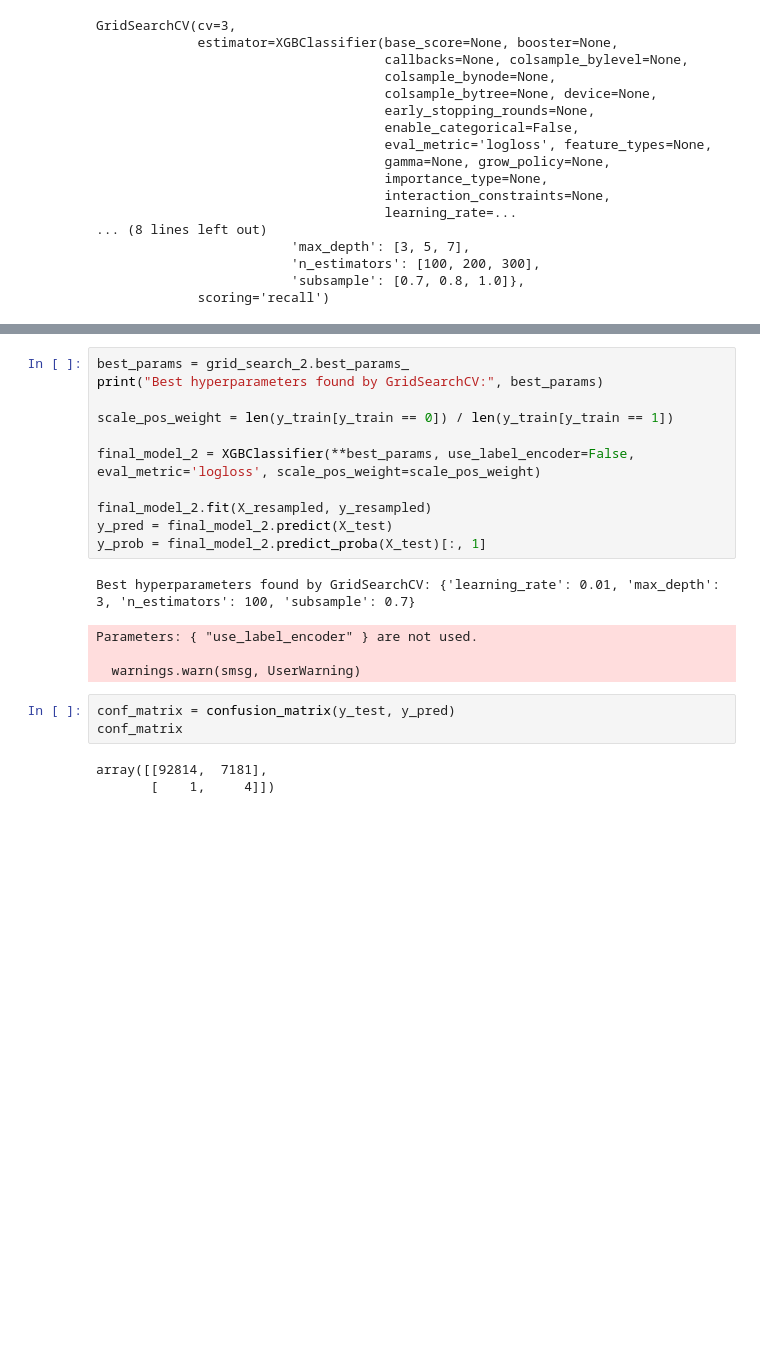
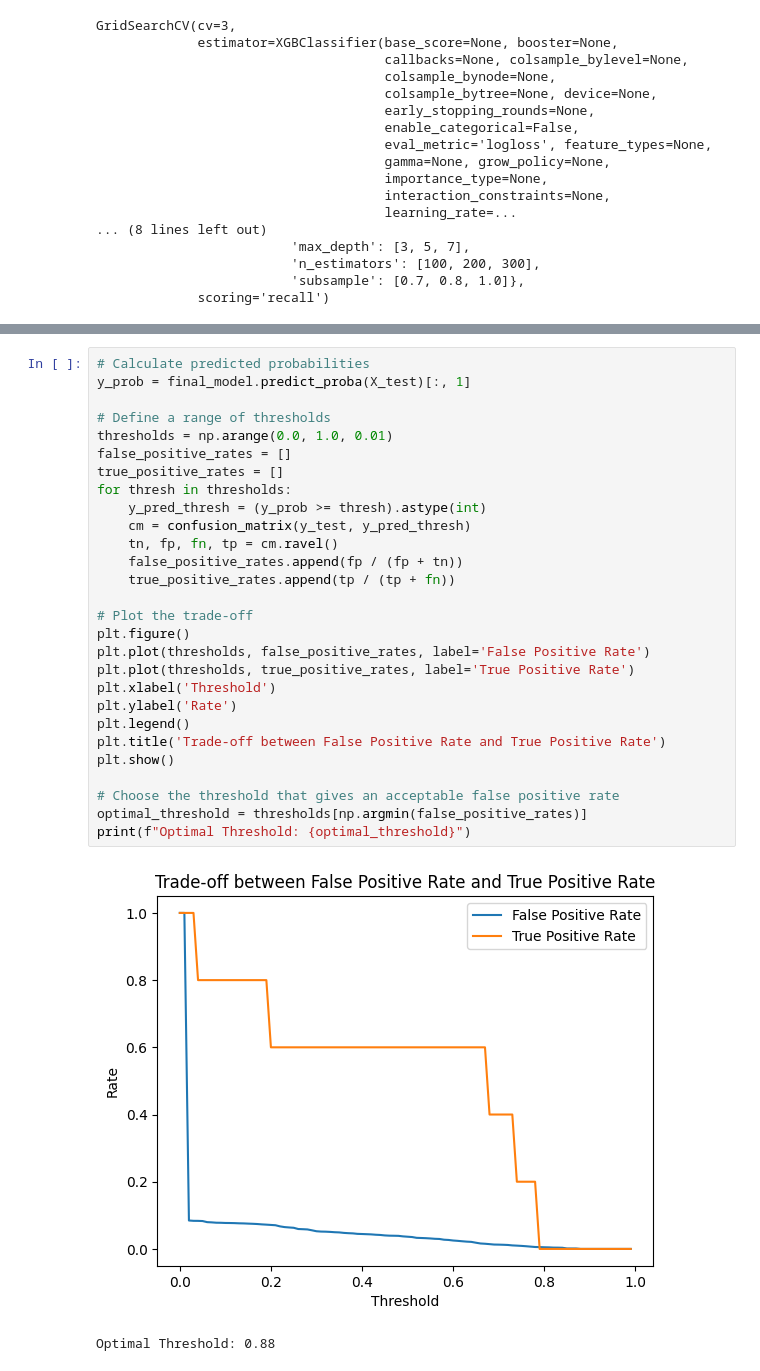
Before and after one commit to rtenacity/dark-photon-classification, a Jupyter notebook: main.ipynb, the cells around one changed output, grey strips where cells are left out. Saved outputs shown, nothing was run; the diff lists cells and outputs as text; blank space fills up the shorter version.

```diff
--- a/main.ipynb
+++ b/main.ipynb
@@ -217,22 +168,31 @@ GridSearchCV(cv=3,
-# %%
-best_params = grid_search_2.best_params_
-print("Best hyperparameters found by GridSearchCV:", best_params)
-
-scale_pos_weight = len(y_train[y_train == 0]) / len(y_train[y_train == 1])
-
-final_model_2 = XGBClassifier(**best_params, use_label_encoder=False, eval_metric='logloss', scale_pos_weight=scale_pos_weight)
-
-final_model_2.fit(X_resampled, y_resampled)
-y_pred = final_model_2.predict(X_test)
-y_prob = final_model_2.predict_proba(X_test)[:, 1]
-# %% [output]
-Best hyperparameters found by GridSearchCV: {'learning_rate': 0.01, 'max_depth': 3, 'n_estimators': 100, 'subsample': 0.7}
-Parameters: { "use_label_encoder" } are not used.
-
-  warnings.warn(smsg, UserWarning)
-# %%
-conf_matrix = confusion_matrix(y_test, y_pred)
-conf_matrix
-# %% [output]
-array([[92814,  7181],
-       [    1,     4]])
+# %%
+# Calculate predicted probabilities
+y_prob = final_model.predict_proba(X_test)[:, 1]
+
+# Define a range of thresholds
+thresholds = np.arange(0.0, 1.0, 0.01)
+false_positive_rates = []
+true_positive_rates = []
+for thresh in thresholds:
+    y_pred_thresh = (y_prob >= thresh).astype(int)
+    cm = confusion_matrix(y_test, y_pred_thresh)
+    tn, fp, fn, tp = cm.ravel()
+    false_positive_rates.append(fp / (fp + tn))
+    true_positive_rates.append(tp / (tp + fn))
+
+# Plot the trade-off
+plt.figure()
+plt.plot(thresholds, false_positive_rates, label='False Positive Rate')
+plt.plot(thresholds, true_positive_rates, label='True Positive Rate')
+plt.xlabel('Threshold')
+plt.ylabel('Rate')
+plt.legend()
+plt.title('Trade-off between False Positive Rate and True Positive Rate')
+plt.show()
+
+# Choose the threshold that gives an acceptable false positive rate
+optimal_threshold = thresholds[np.argmin(false_positive_rates)]
+print(f"Optimal Threshold: {optimal_threshold}")
+# %% [output]
+[figure, added]
+Optimal Threshold: 0.88
```
Also changed, not shown: parts of 10 cells of this notebook, 4 other files.
